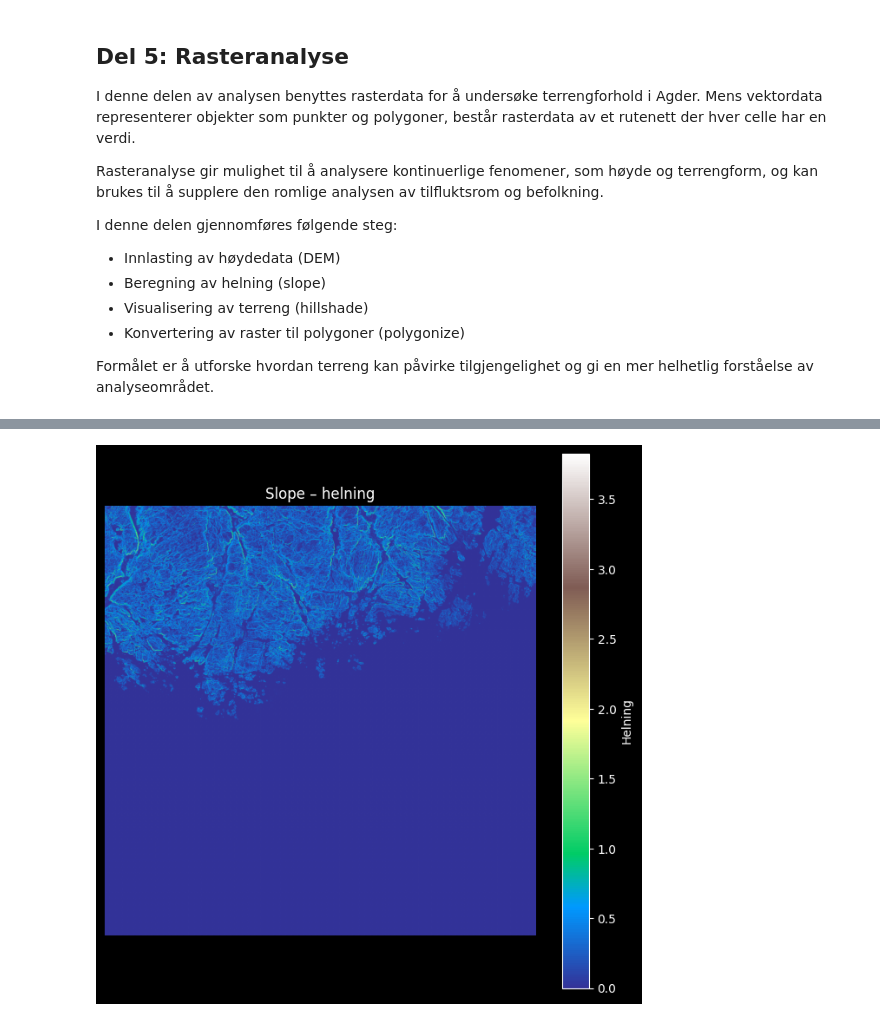
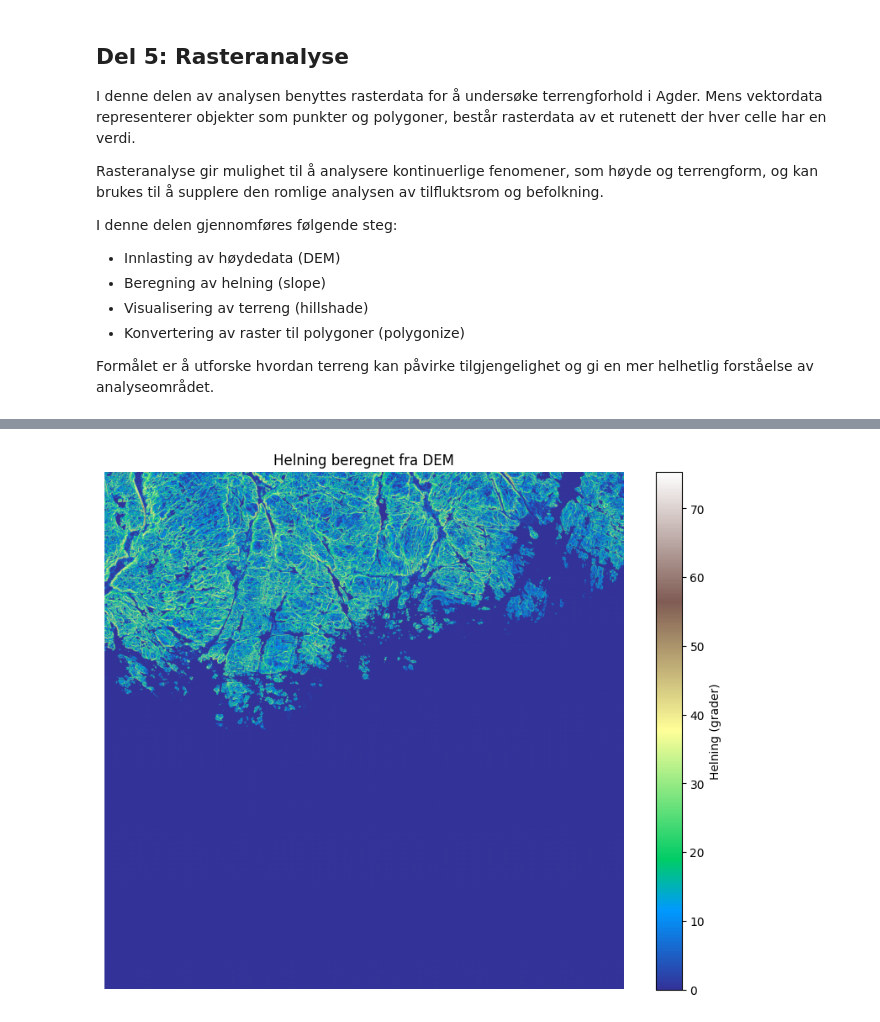
Before and after one commit to sivert-svanes/IS-218-Prosjekt, a Jupyter notebook: notebooks/analysis.ipynb, the cells around one changed output, grey strips where cells are left out. Cells and saved outputs as stored; diff of their text form; code cells hidden in the pictures.

Commit message:
feat: raster analysis is done

```diff
--- a/notebooks/analysis.ipynb
+++ b/notebooks/analysis.ipynb
@@ -1061,26 +1067,38 @@ Resultatet visualiseres som et raster der høyere verdier indikerer brattere ter
 # %%
+import rasterio
 import numpy as np
+import matplotlib.pyplot as plt
 
-# Les rasterdata som array
-dem_array = dem.read(1)
+# Les DEM hvis du ikke allerede har gjort det
+with rasterio.open(dem_path) as src:
+    dem = src.read(1, masked=True)
+    transform = src.transform
+    crs = src.crs
+    profile = src.profile
 
-# Hent pixel-størrelse (veldig viktig!)
-x_res, y_res = dem.res
+# Celleoppløsning
+cellsize_x = transform.a
+cellsize_y = abs(transform.e)
 
-# Beregn gradient (endring i x og y-retning)
-grad_y, grad_x = np.gradient(dem_array, y_res, x_res)
+# Fyll masked values midlertidig med np.nan for beregning
+dem_array = dem.filled(np.nan)
 
-# Beregn slope
-slope = np.sqrt(grad_x**2 + grad_y**2)
+# Gradient i x- og y-retning
+dz_dy, dz_dx = np.gradient(dem_array, cellsize_y, cellsize_x)
+
+# Beregn slope som grader
+slope_radians = np.arctan(np.sqrt(dz_dx**2 + dz_dy**2))
+slope_degrees = np.degrees(slope_radians)
+
+# Masker ugyldige verdier tilbake
+slope_degrees = np.ma.masked_invalid(slope_degrees)
+
+# Visualisering
+plt.figure(figsize=(10, 8))
+plt.imshow(slope_degrees, cmap="terrain")
+plt.colorbar(label="Helning (grader)")
+plt.title("Helning beregnet fra DEM")
+plt.axis("off")
+plt.show()
+# %% [output]
+[figure, added]
-# %%
-fig, ax = plt.subplots(figsize=(8, 8))
-
-img = ax.imshow(slope, cmap="terrain")
-ax.set_title("Slope – helning")
-ax.set_axis_off()
-
-plt.colorbar(img, ax=ax, label="Helning")
-
-plt.show()
-# %% [output]
-[figure, removed]
```
Also changed, not shown: parts of 16 cells of this notebook.
